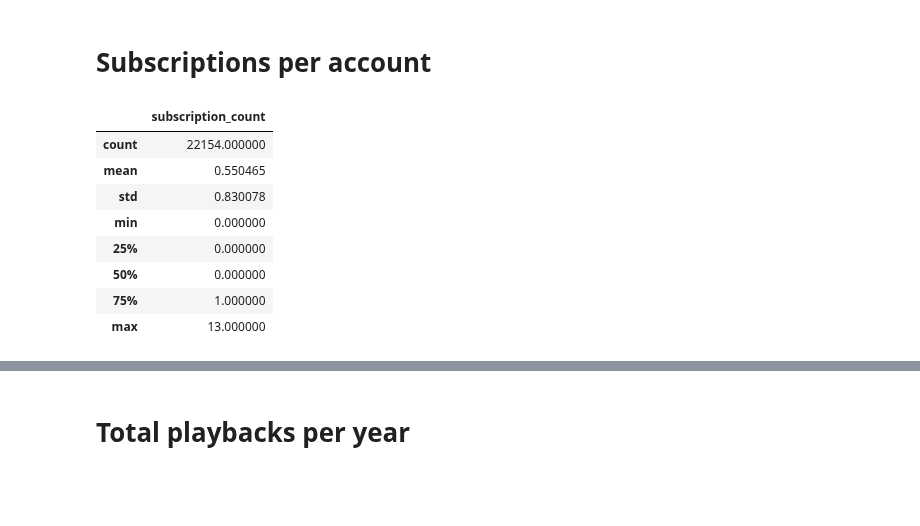
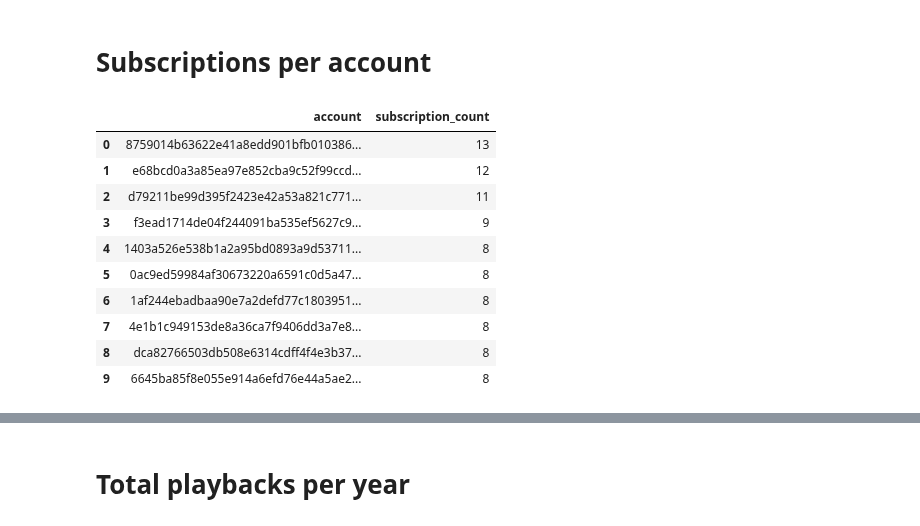
Before and after one commit to elisicke/Data-Analyst-Capstone-Project, a Jupyter notebook: EDA_phillipp.ipynb, the cells around one changed output, grey strips where cells are left out. Cells and saved outputs as stored; diff of their text form; code cells hidden in the pictures; blank space fills up the shorter version.

```diff
--- a/EDA_phillipp.ipynb
+++ b/EDA_phillipp.ipynb
@@ -126,14 +72,16 @@ sf.get_dataframe(f' SELECT onetime_rental_count FROM {schema}.accounts').describ
 # %% [markdown]
 # Subscriptions per account
 # %%
-sf.get_dataframe(f' SELECT subscription_count FROM {schema}.accounts').describe()
+sf.get_dataframe(f' SELECT account_key as account, subscription_count FROM {schema}.accounts ORDER BY subscription_count DESC').head(10)
 # %% [output]
-|  | subscription_count |
-| count | 22154.000000 |
-| mean | 0.550465 |
-| std | 0.830078 |
-| min | 0.000000 |
-| 25% | 0.000000 |
-| 50% | 0.000000 |
-| 75% | 1.000000 |
-| max | 13.000000 |
+|  | account | subscription_count |
+| 0 | 8759014b63622e41a8edd901bfb010386... | 13 |
+| 1 | e68bcd0a3a85ea97e852cba9c52f99ccd... | 12 |
+| 2 | d79211be99d395f2423e42a53a821c771... | 11 |
+| 3 | f3ead1714de04f244091ba535ef5627c9... | 9 |
+| 4 | 1403a526e538b1a2a95bd0893a9d53711... | 8 |
+| 5 | 0ac9ed59984af30673220a6591c0d5a47... | 8 |
+| 6 | 1af244ebadbaa90e7a2defd77c1803951... | 8 |
+| 7 | 4e1b1c949153de8a36ca7f9406dd3a7e8... | 8 |
+| 8 | dca82766503db508e6314cdff4f4e3b37... | 8 |
+| 9 | 6645ba85f8e055e914a6efd76e44a5ae2... | 8 |
```
Also changed, not shown: parts of 25 cells of this notebook.
